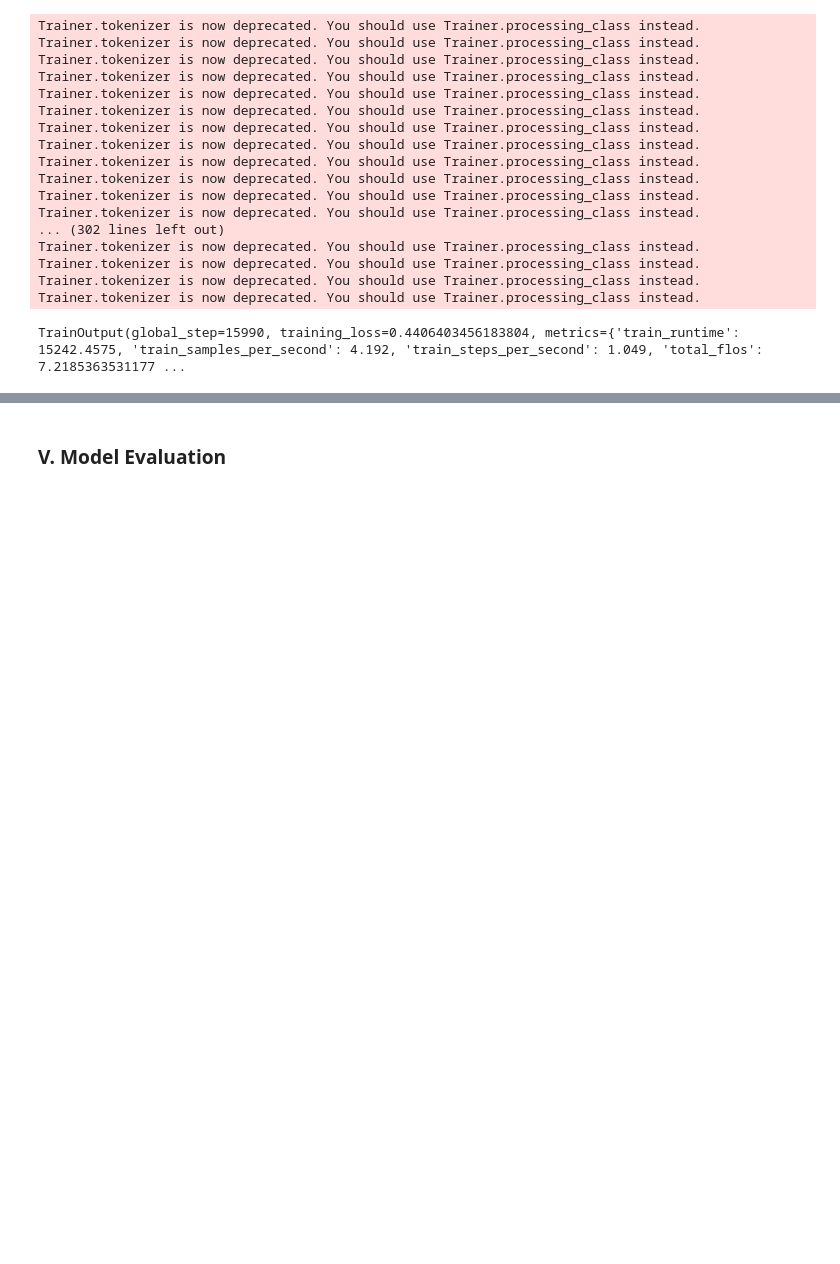
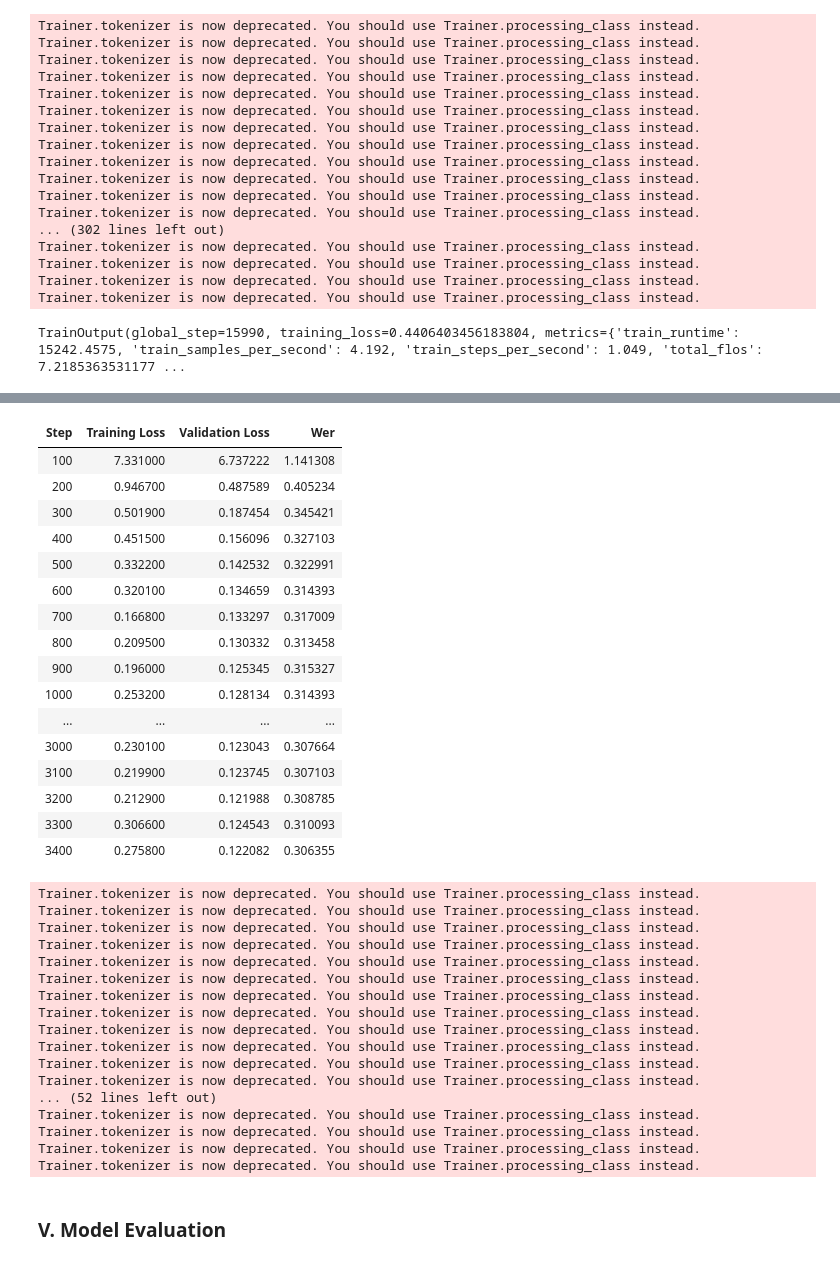
Before and after one commit to TranscriptX/AI-SR, a Jupyter notebook: notebooks/audio_transcription_v2.ipynb, the cells around one changed output, grey strips where cells are left out. Cells and saved outputs as stored; diff of their text form; code cells hidden in the pictures; blank space fills up the shorter version.

Commit message:
F1-Sprint1-AudioTranscription - Train and evaluate MMS model

```diff
--- a/notebooks/audio_transcription_v2.ipynb
+++ b/notebooks/audio_transcription_v2.ipynb
@@ -422,0 +424,12 @@ TrainOutput(global_step=15990, training_loss=0.4406403456183804, metrics={'train
+# %%
+mms_model = Wav2Vec2ForCTC.from_pretrained(
+    "facebook/mms-1b-all",
+    attention_dropout = 0.0,
+    hidden_dropout = 0.0,
+    feat_proj_dropout = 0.0,
+    layerdrop = 0.0,
+    ctc_loss_reduction = "mean",
+    pad_token_id = processor.tokenizer.pad_token_id,
+    vocab_size = len(processor.tokenizer),
+    ignore_mismatched_sizes = True,
+)
@@ -422,0 +451,29 @@ TrainOutput(global_step=15990, training_loss=0.4406403456183804, metrics={'train
+# %%
+mms_training_args = TrainingArguments(
+  output_dir = "../models/mms",
+  group_by_length = True,
+  per_device_train_batch_size = 4,
+  gradient_accumulation_steps = 1,
+  evaluation_strategy = "steps",
+  num_train_epochs = 30,
+  fp16 = True,
+  save_steps = 100,
+  eval_steps = 100,
+  logging_steps = 10,
+  learning_rate = 3e-4,
+  warmup_steps = 500,
+  save_total_limit = 2,
+)
+# %%
+mms_trainer = Trainer(
+    model = mms_model,
+    data_collator = data_collator,
+    args = mms_training_args,
+    compute_metrics = compute_metrics,
+    train_dataset = train_dataset,
+    eval_dataset = valid_dataset,
+    tokenizer = processor.feature_extractor,
+)
+# %%
+mms_trainer.train()
+# %% [output]
@@ -423,3 +481,37 @@ TrainOutput(global_step=15990, training_loss=0.4406403456183804, metrics={'train
+| Step | Training Loss | Validation Loss | Wer |
+| 100 | 7.331000 | 6.737222 | 1.141308 |
+| 200 | 0.946700 | 0.487589 | 0.405234 |
+| 300 | 0.501900 | 0.187454 | 0.345421 |
+| 400 | 0.451500 | 0.156096 | 0.327103 |
+| 500 | 0.332200 | 0.142532 | 0.322991 |
+| 600 | 0.320100 | 0.134659 | 0.314393 |
+| 700 | 0.166800 | 0.133297 | 0.317009 |
+| 800 | 0.209500 | 0.130332 | 0.313458 |
+| 900 | 0.196000 | 0.125345 | 0.315327 |
+| 1000 | 0.253200 | 0.128134 | 0.314393 |
+| ... | ... | ... | ... |
+| 3000 | 0.230100 | 0.123043 | 0.307664 |
+| 3100 | 0.219900 | 0.123745 | 0.307103 |
+| 3200 | 0.212900 | 0.121988 | 0.308785 |
+| 3300 | 0.306600 | 0.124543 | 0.310093 |
+| 3400 | 0.275800 | 0.122082 | 0.306355 |
+Trainer.tokenizer is now deprecated. You should use Trainer.processing_class instead.
+Trainer.tokenizer is now deprecated. You should use Trainer.processing_class instead.
+Trainer.tokenizer is now deprecated. You should use Trainer.processing_class instead.
+Trainer.tokenizer is now deprecated. You should use Trainer.processing_class instead.
+Trainer.tokenizer is now deprecated. You should use Trainer.processing_class instead.
+Trainer.tokenizer is now deprecated. You should use Trainer.processing_class instead.
+Trainer.tokenizer is now deprecated. You should use Trainer.processing_class instead.
+Trainer.tokenizer is now deprecated. You should use Trainer.processing_class instead.
+Trainer.tokenizer is now deprecated. You should use Trainer.processing_class instead.
+Trainer.tokenizer is now deprecated. You should use Trainer.processing_class instead.
+Trainer.tokenizer is now deprecated. You should use Trainer.processing_class instead.
+Trainer.tokenizer is now deprecated. You should use Trainer.processing_class instead.
+... (52 lines left out)
+Trainer.tokenizer is now deprecated. You should use Trainer.processing_class instead.
+Trainer.tokenizer is now deprecated. You should use Trainer.processing_class instead.
+Trainer.tokenizer is now deprecated. You should use Trainer.processing_class instead.
+Trainer.tokenizer is now deprecated. You should use Trainer.processing_class instead.
 # %% [markdown]
 ### V. Model Evaluation
 # %% [markdown]
```
Also changed, not shown: parts of 29 cells of this notebook.
